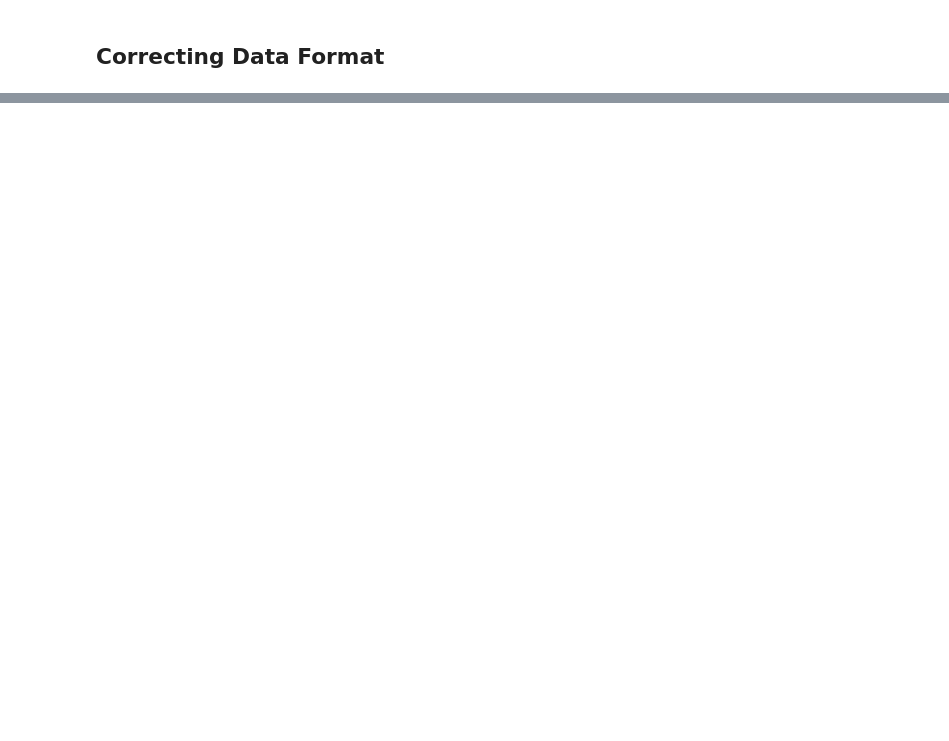
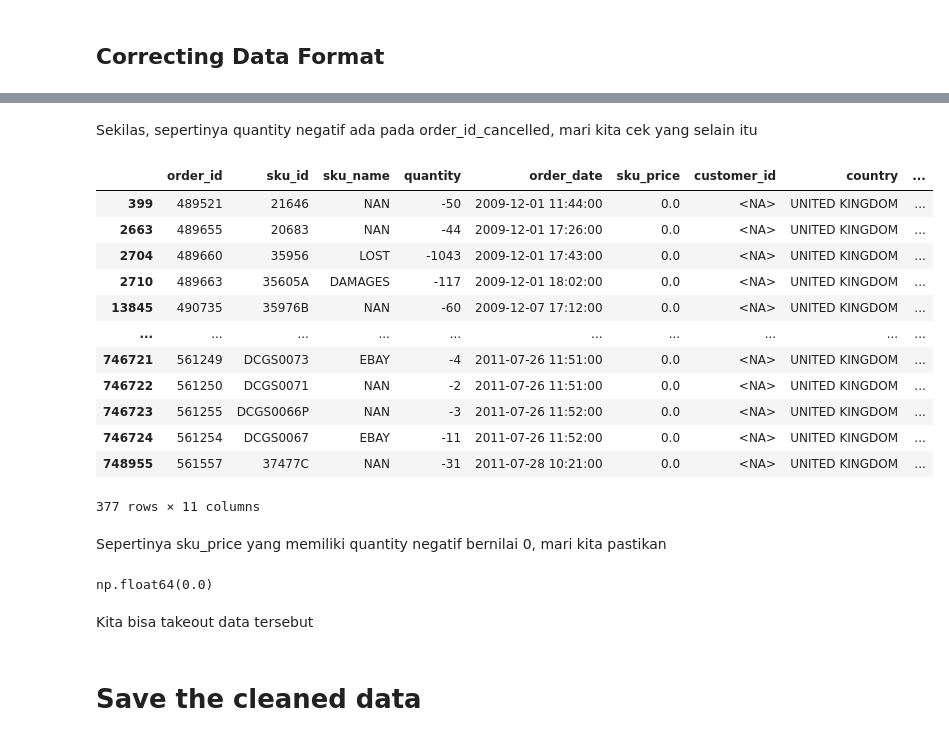
Before and after one commit to faathirchikal/kalbe-python-workshop-2025, a Jupyter notebook: 01_data_preprocessing.ipynb, the cells around one changed output, grey strips where cells are left out. Cells and saved outputs as stored; diff of their text form; code cells hidden in the pictures; blank space fills up the shorter version.

```diff
--- a/01_data_preprocessing.ipynb
+++ b/01_data_preprocessing.ipynb
@@ -951,0 +366,27 @@ monthly.to_parquet("data/preprocessed/monthly_agg.parquet", index = False)
+# %% [markdown]
+Sekilas, sepertinya quantity negatif ada pada order_id_cancelled, mari kita cek yang selain itu
+# %%
+df[(df['quantity']<0)&(~df['order_id_cancelled'])]
+# %% [output]
+|  | order_id | sku_id | sku_name | quantity | order_date | sku_price | customer_id | country | ... |
+| 399 | 489521 | 21646 | NAN | -50 | 2009-12-01 11:44:00 | 0.0 | <NA> | UNITED KINGDOM | ... |
+| 2663 | 489655 | 20683 | NAN | -44 | 2009-12-01 17:26:00 | 0.0 | <NA> | UNITED KINGDOM | ... |
+| 2704 | 489660 | 35956 | LOST | -1043 | 2009-12-01 17:43:00 | 0.0 | <NA> | UNITED KINGDOM | ... |
+| 2710 | 489663 | 35605A | DAMAGES | -117 | 2009-12-01 18:02:00 | 0.0 | <NA> | UNITED KINGDOM | ... |
+| 13845 | 490735 | 35976B | NAN | -60 | 2009-12-07 17:12:00 | 0.0 | <NA> | UNITED KINGDOM | ... |
+| ... | ... | ... | ... | ... | ... | ... | ... | ... | ... |
+| 746721 | 561249 | DCGS0073 | EBAY | -4 | 2011-07-26 11:51:00 | 0.0 | <NA> | UNITED KINGDOM | ... |
+| 746722 | 561250 | DCGS0071 | NAN | -2 | 2011-07-26 11:51:00 | 0.0 | <NA> | UNITED KINGDOM | ... |
+| 746723 | 561255 | DCGS0066P | NAN | -3 | 2011-07-26 11:52:00 | 0.0 | <NA> | UNITED KINGDOM | ... |
+| 746724 | 561254 | DCGS0067 | EBAY | -11 | 2011-07-26 11:52:00 | 0.0 | <NA> | UNITED KINGDOM | ... |
+| 748955 | 561557 | 37477C | NAN | -31 | 2011-07-28 10:21:00 | 0.0 | <NA> | UNITED KINGDOM | ... |
+377 rows × 11 columns
+# %% [markdown]
+Sepertinya sku_price yang memiliki quantity negatif bernilai 0, mari kita pastikan
+# %%
+# Jumlah sku_price dari order yang tidak tercancel, dan punya quantity negatif
+df[(df['quantity']<0)&(~df['order_id_cancelled'])]['sku_price'].sum()
+# %% [output]
+np.float64(0.0)
+# %% [markdown]
+Kita bisa takeout data tersebut
@@ -951,0 +396,2 @@ monthly.to_parquet("data/preprocessed/monthly_agg.parquet", index = False)
+# %% [markdown]
+# Save the cleaned data
```
Also changed, not shown: parts of 115 cells of this notebook, 1 other file.
